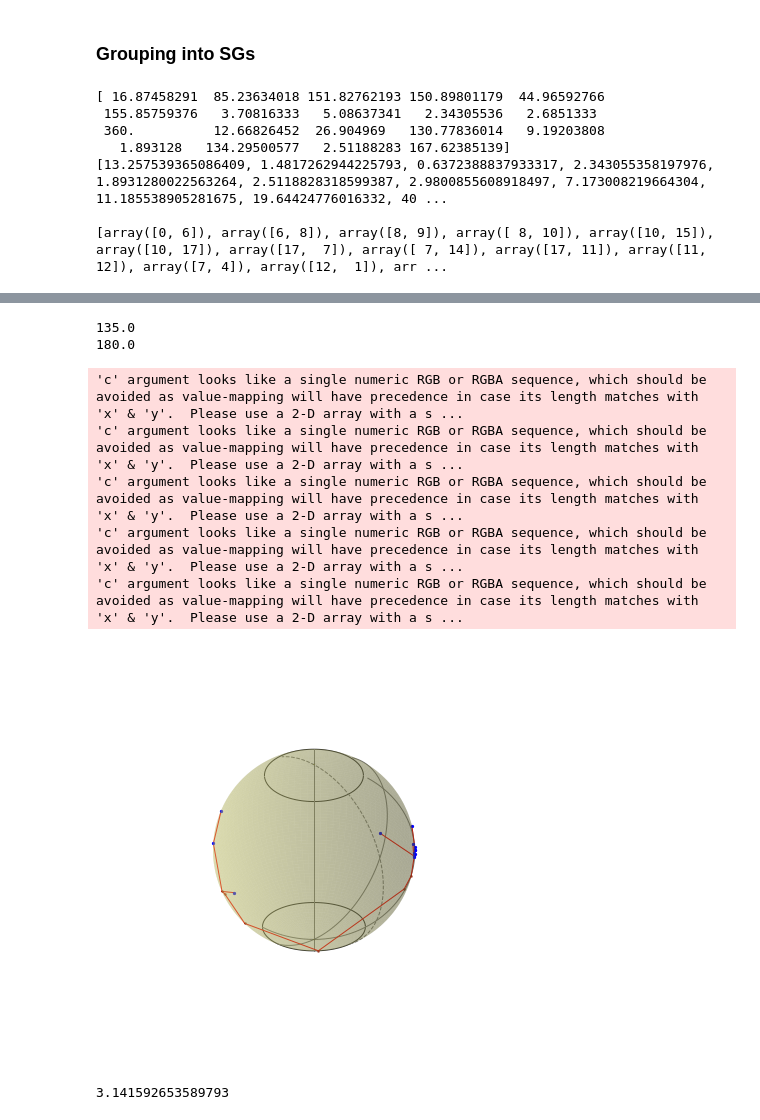
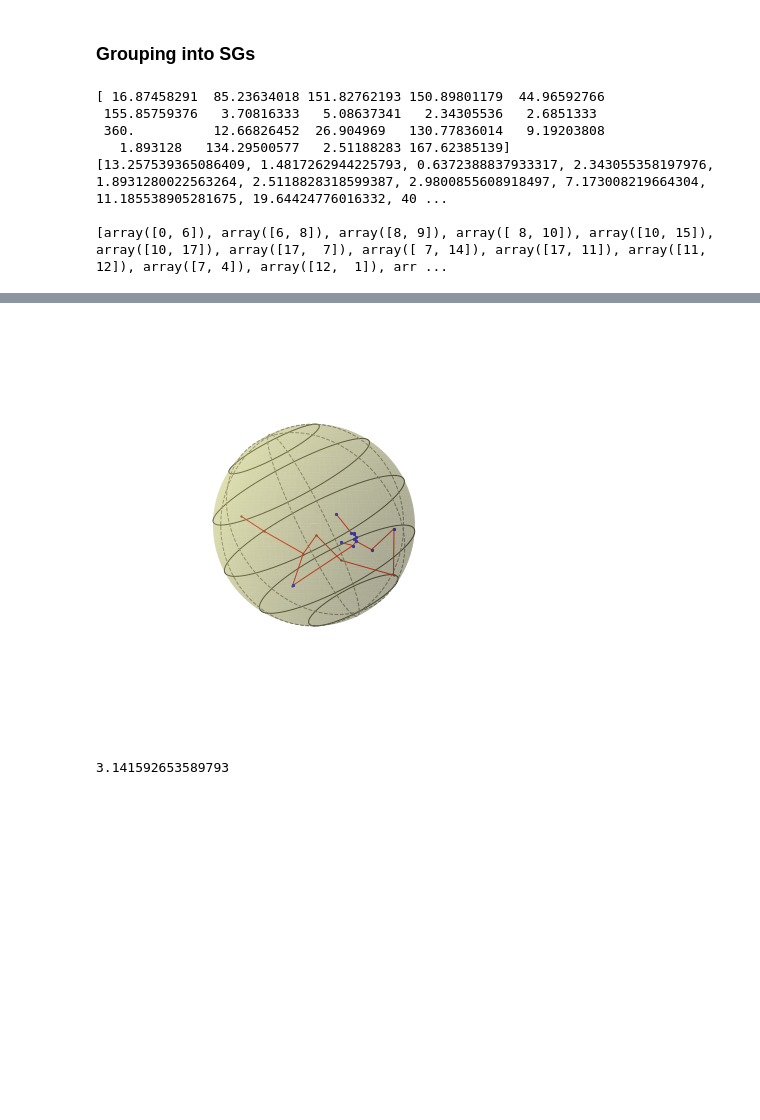
Before and after one commit to baobabyoo/GAIAHerbig, a Jupyter notebook: gaiaHerbig.ipynb, the cells around one changed output, grey strips where cells are left out. Drawn from its saved outputs; the diff is of its cells as text; code cells hidden in the pictures; blank space fills up the shorter version.

Commit message:
Corrected the rotation of viewing angle using Euler angle.

```diff
--- a/gaiaHerbig.ipynb
+++ b/gaiaHerbig.ipynb
@@ -921,8 +975,12 @@ print(alma2020sg.link_length_list, '\n' )
 print(alma2020sg.data_group.links )
 
 alma2020sg.plot_MST(
-                    rot = 0.0, elev=30.0,
-                    color_sphere = (0.85,0.85,0.45,0.3)
+                    euler_angles = [-65.0, 30.0, 0.0],
+                    color_sphere = (0.85,0.85,0.45,0.3),
+                    plot_axis  = False,
+                    plot_radec = True,
+                      ra_list  = np.arange(0,360,45),
+                      dec_list = [-60, -30, 0, 30, 60]
                    )
 
 #alma2020sg = MST_sphere(ra_array, dec_array)
@@ -956,11 +1019,4 @@ alma2020sg.plot_MST(
-135.0
-180.0
-'c' argument looks like a single numeric RGB or RGBA sequence, which should be avoided as value-mapping will have precedence in case its length matches with 'x' & 'y'.  Please use a 2-D array with a s ...
-'c' argument looks like a single numeric RGB or RGBA sequence, which should be avoided as value-mapping will have precedence in case its length matches with 'x' & 'y'.  Please use a 2-D array with a s ...
-'c' argument looks like a single numeric RGB or RGBA sequence, which should be avoided as value-mapping will have precedence in case its length matches with 'x' & 'y'.  Please use a 2-D array with a s ...
-'c' argument looks like a single numeric RGB or RGBA sequence, which should be avoided as value-mapping will have precedence in case its length matches with 'x' & 'y'.  Please use a 2-D array with a s ...
-'c' argument looks like a single numeric RGB or RGBA sequence, which should be avoided as value-mapping will have precedence in case its length matches with 'x' & 'y'.  Please use a 2-D array with a s ...
-[figure, old version]
+[figure, new version]
 # %%
 print(np.pi)
 
```
Also changed, not shown: parts of 2 cells of this notebook, 1 other file.
